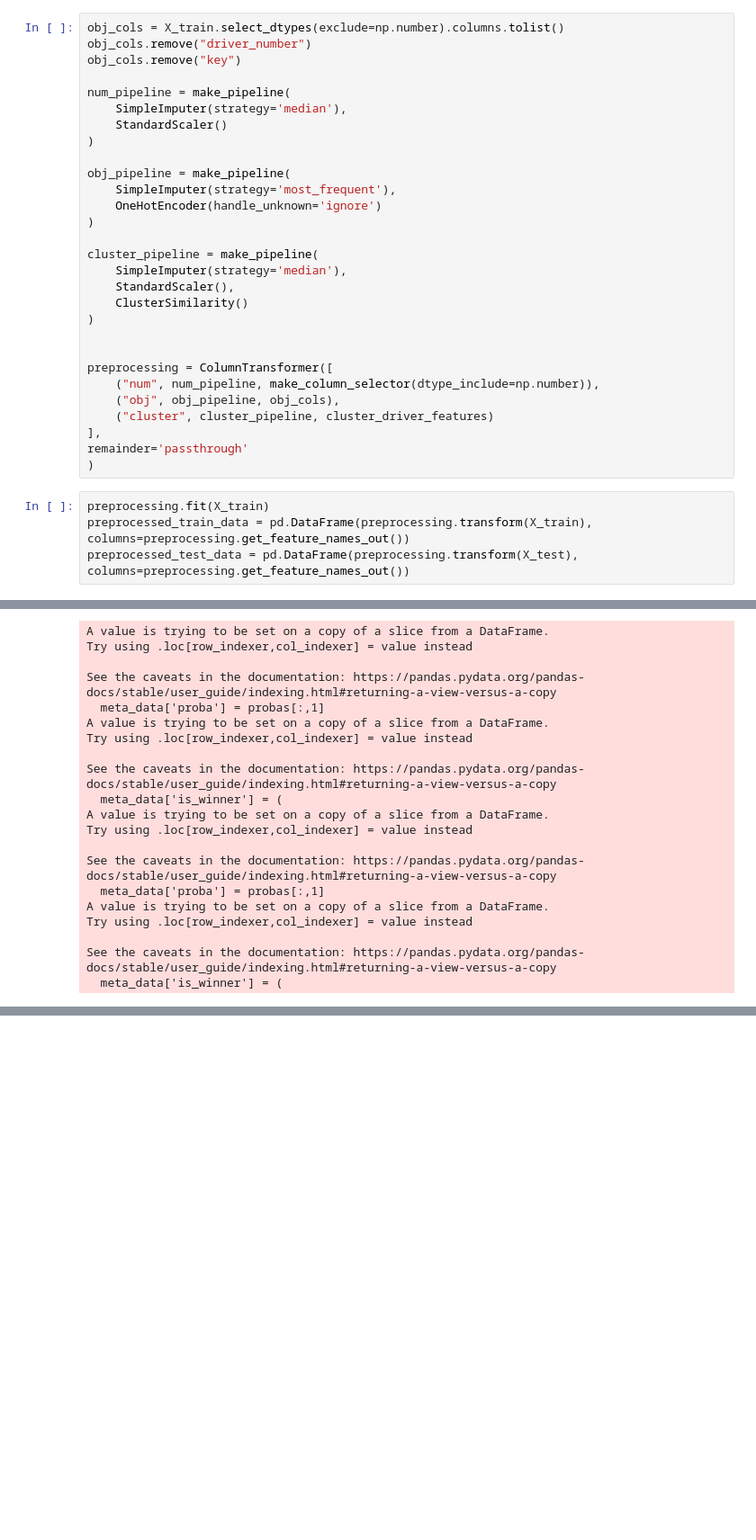
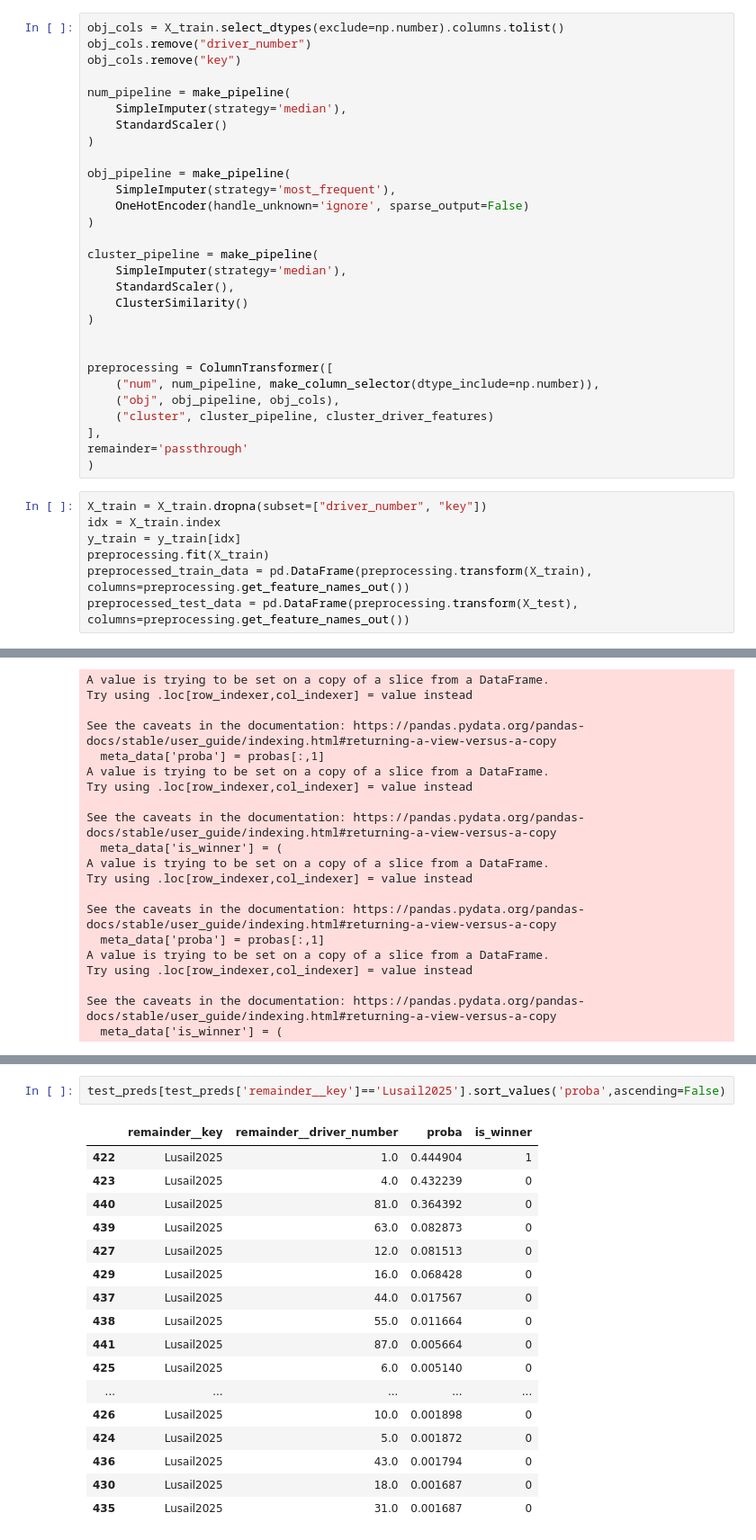
Before and after one commit to Grzegosh/Portfolio, a Jupyter notebook: F1/models.ipynb, the cells around one changed output, grey strips where cells are left out. Shown at 90% size. Cells and saved outputs as stored; diff of their text form; blank space fills up the shorter version.

```diff
--- a/F1/models.ipynb
+++ b/F1/models.ipynb
@@ -363,7 +411,7 @@ num_pipeline = make_pipeline(
 
 obj_pipeline = make_pipeline(
     SimpleImputer(strategy='most_frequent'),
-    OneHotEncoder(handle_unknown='ignore')
+    OneHotEncoder(handle_unknown='ignore', sparse_output=False)
 )
 
 cluster_pipeline = make_pipeline(
@@ -381,6 +429,9 @@ preprocessing = ColumnTransformer([
 remainder='passthrough'
 )
 # %%
+X_train = X_train.dropna(subset=["driver_number", "key"])
+idx = X_train.index
+y_train = y_train[idx]
 preprocessing.fit(X_train)
 preprocessed_train_data = pd.DataFrame(preprocessing.transform(X_train), columns=preprocessing.get_feature_names_out())
 preprocessed_test_data = pd.DataFrame(preprocessing.transform(X_test), columns=preprocessing.get_feature_names_out())
@@ -509,0 +537,20 @@ TODO : START FIXING OVERFITTING
+# %%
+test_preds[test_preds['remainder__key']=='Lusail2025'].sort_values('proba',ascending=False)
+# %% [output]
+|  | remainder__key | remainder__driver_number | proba | is_winner |
+| 422 | Lusail2025 | 1.0 | 0.444904 | 1 |
+| 423 | Lusail2025 | 4.0 | 0.432239 | 0 |
+| 440 | Lusail2025 | 81.0 | 0.364392 | 0 |
+| 439 | Lusail2025 | 63.0 | 0.082873 | 0 |
+| 427 | Lusail2025 | 12.0 | 0.081513 | 0 |
+| 429 | Lusail2025 | 16.0 | 0.068428 | 0 |
+| 437 | Lusail2025 | 44.0 | 0.017567 | 0 |
+| 438 | Lusail2025 | 55.0 | 0.011664 | 0 |
+| 441 | Lusail2025 | 87.0 | 0.005664 | 0 |
+| 425 | Lusail2025 | 6.0 | 0.005140 | 0 |
+| ... | ... | ... | ... | ... |
+| 426 | Lusail2025 | 10.0 | 0.001898 | 0 |
+| 424 | Lusail2025 | 5.0 | 0.001872 | 0 |
+| 436 | Lusail2025 | 43.0 | 0.001794 | 0 |
+| 430 | Lusail2025 | 18.0 | 0.001687 | 0 |
+| 435 | Lusail2025 | 31.0 | 0.001687 | 0 |
```
Also changed, not shown: parts of 30 cells of this notebook, 1 other file.
